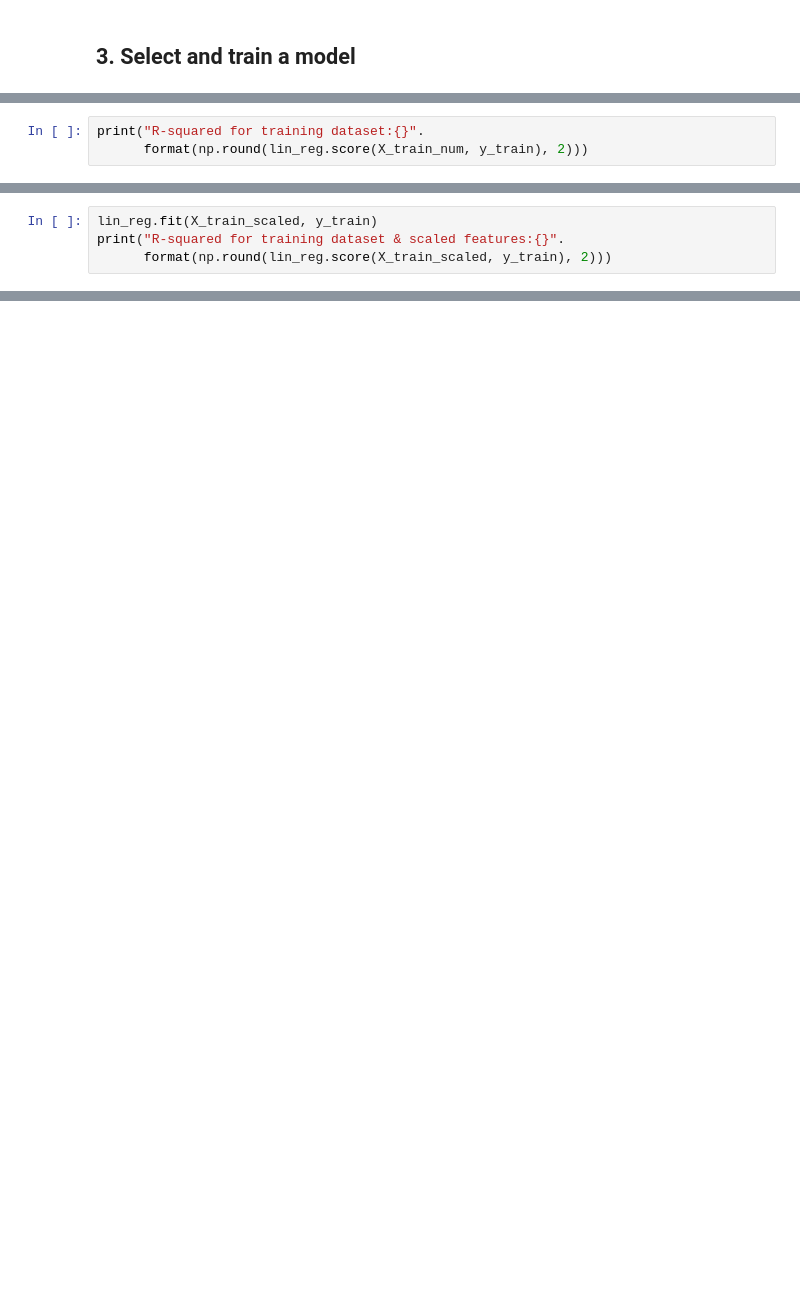
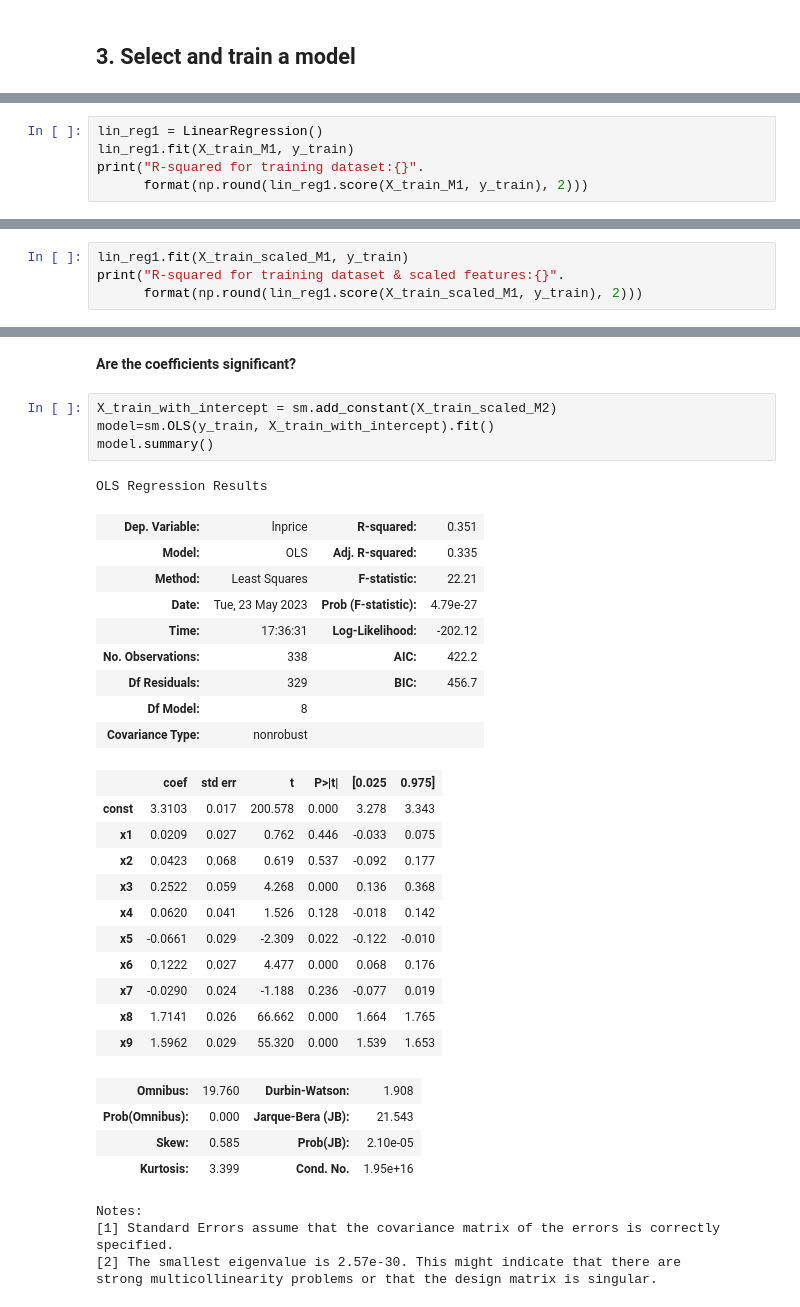
Before and after one commit to paulinecolle/Project-data, a Jupyter notebook: Modelling.ipynb, the cells around one changed output, grey strips where cells are left out. Cells and saved outputs as stored; diff of their text form; blank space fills up the shorter version.

Commit message:
Update of Modelling file

```diff
--- a/Modelling.ipynb
+++ b/Modelling.ipynb
@@ -213,4 +228,6 @@ LinearRegression()
 # %%
+lin_reg1 = LinearRegression()
+lin_reg1.fit(X_train_M1, y_train)
 print("R-squared for training dataset:{}".
-      format(np.round(lin_reg.score(X_train_num, y_train), 2)))
+      format(np.round(lin_reg1.score(X_train_M1, y_train), 2)))
 # %% [output]
@@ -218,5 +235,5 @@ R-squared for training dataset:0.3
 # %%
-lin_reg.fit(X_train_scaled, y_train)
+lin_reg1.fit(X_train_scaled_M1, y_train)
 print("R-squared for training dataset & scaled features:{}".
-      format(np.round(lin_reg.score(X_train_scaled, y_train), 2)))
+      format(np.round(lin_reg1.score(X_train_scaled_M1, y_train), 2)))
 # %% [output]
@@ -236,0 +300,36 @@ The coefficients of the features from the linear model:
+# %% [markdown]
+**Are the coefficients significant?**
+# %%
+X_train_with_intercept = sm.add_constant(X_train_scaled_M2)
+model=sm.OLS(y_train, X_train_with_intercept).fit()
+model.summary()
+# %% [output]
+OLS Regression Results
+| Dep. Variable: | lnprice | R-squared: | 0.351 |
+| Model: | OLS | Adj. R-squared: | 0.335 |
+| Method: | Least Squares | F-statistic: | 22.21 |
+| Date: | Tue, 23 May 2023 | Prob (F-statistic): | 4.79e-27 |
+| Time: | 17:36:31 | Log-Likelihood: | -202.12 |
+| No. Observations: | 338 | AIC: | 422.2 |
+| Df Residuals: | 329 | BIC: | 456.7 |
+| Df Model: | 8 |  |  |
+| Covariance Type: | nonrobust |  |  |
+|  | coef | std err | t | P>|t| | [0.025 | 0.975] |
+| const | 3.3103 | 0.017 | 200.578 | 0.000 | 3.278 | 3.343 |
+| x1 | 0.0209 | 0.027 | 0.762 | 0.446 | -0.033 | 0.075 |
+| x2 | 0.0423 | 0.068 | 0.619 | 0.537 | -0.092 | 0.177 |
+| x3 | 0.2522 | 0.059 | 4.268 | 0.000 | 0.136 | 0.368 |
+| x4 | 0.0620 | 0.041 | 1.526 | 0.128 | -0.018 | 0.142 |
+| x5 | -0.0661 | 0.029 | -2.309 | 0.022 | -0.122 | -0.010 |
+| x6 | 0.1222 | 0.027 | 4.477 | 0.000 | 0.068 | 0.176 |
+| x7 | -0.0290 | 0.024 | -1.188 | 0.236 | -0.077 | 0.019 |
+| x8 | 1.7141 | 0.026 | 66.662 | 0.000 | 1.664 | 1.765 |
+| x9 | 1.5962 | 0.029 | 55.320 | 0.000 | 1.539 | 1.653 |
+| Omnibus: | 19.760 | Durbin-Watson: | 1.908 |
+| Prob(Omnibus): | 0.000 | Jarque-Bera (JB): | 21.543 |
+| Skew: | 0.585 | Prob(JB): | 2.10e-05 |
+| Kurtosis: | 3.399 | Cond. No. | 1.95e+16 |
+Notes:
+[1] Standard Errors assume that the covariance matrix of the errors is correctly specified.
+[2] The smallest eigenvalue is 2.57e-30. This might indicate that there are
+strong multicollinearity problems or that the design matrix is singular.
```
Also changed, not shown: parts of 72 cells of this notebook.
